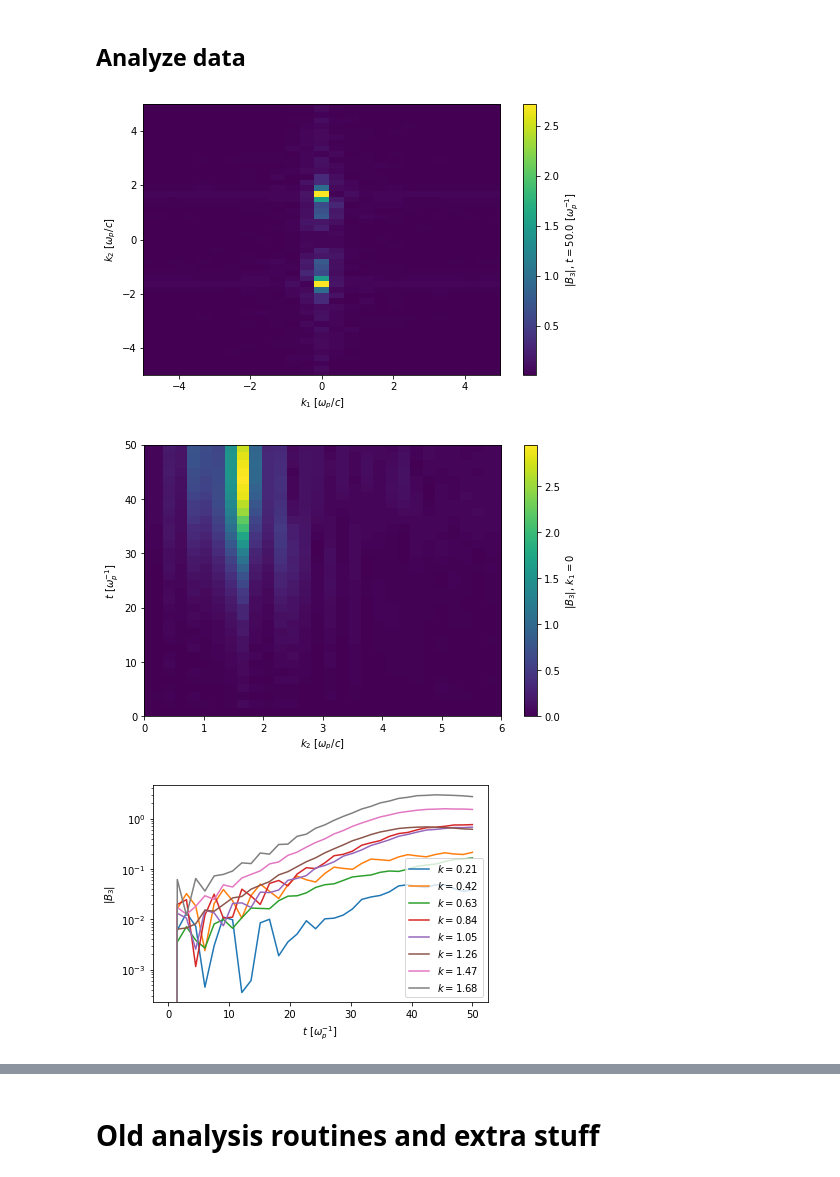
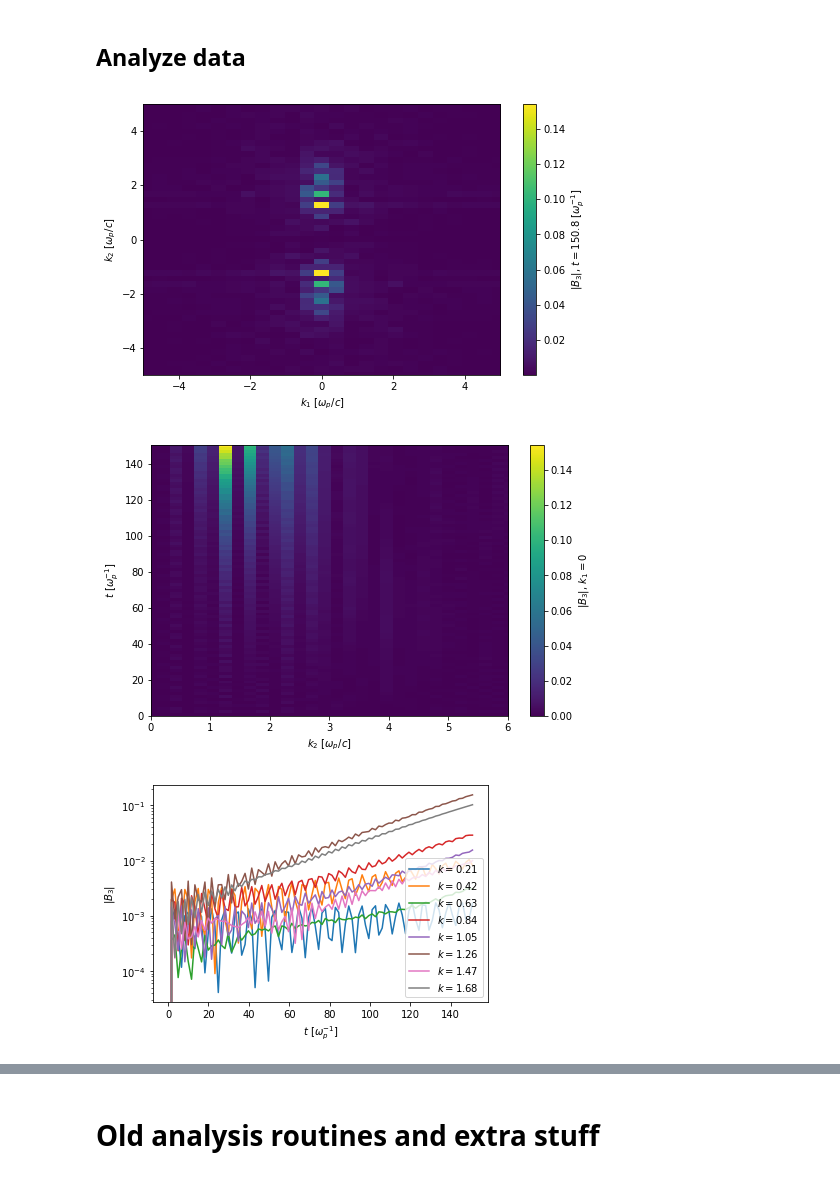
Before and after one commit to UCLA-Plasma-Simulation-Group/JupyterPIC, a Jupyter notebook: notebooks/weibel/weibel.ipynb, the cells around one changed output, grey strips where cells are left out. Cells and saved outputs as stored; diff of their text form; code cells hidden in the pictures.

```diff
--- a/notebooks/weibel/weibel.ipynb
+++ b/notebooks/weibel/weibel.ipynb
@@ -93,7 +97,7 @@ runosiris completed normally
 # %%
 from h5_utilities import *
 
-hdf5_data = read_hdf(os.getcwd()+'/test-final/b3.h5')
+hdf5_data = read_hdf(os.getcwd()+'/test-05/b3.h5')
 
 xlims = [hdf5_data.axes[0].axis_min,hdf5_data.axes[0].axis_max,
          hdf5_data.axes[1].axis_min,hdf5_data.axes[1].axis_max]
@@ -104,36 +108,36 @@ dx = [(hdf5_data.axes[0].axis_max-hdf5_data.axes[0].axis_min)/nx[0],
 kx=2*np.pi*np.fft.fftshift(np.fft.fftfreq(nx[0],dx[0]))
 ky=2*np.pi*np.fft.fftshift(np.fft.fftfreq(nx[1],dx[1]))
 t=np.linspace(tlims[0],tlims[1],nx[-1])
 
 # plot modes at the latest time
 t_ind=-1
 plt.figure(figsize=(8,5))
 plt.imshow(np.abs(np.fft.fftshift(np.fft.fftn(hdf5_data.data[t_ind,:,:],norm='ortho'))),
           origin='lower',extent=[np.min(kx),np.max(kx),np.min(ky),np.max(ky)],aspect='auto')
 plt.xlim((-5,5))
 plt.ylim((-5,5))
 c=plt.colorbar()
 c.set_label('$|B_3|$, $t='+'{:.1f}'.format(t[t_ind])+'$ $[\omega_p^{-1}]$')
 plt.xlabel('$k_1$ $[\omega_p/c]$')
 plt.ylabel('$k_2$ $[\omega_p/c]$')
 plt.show()
 
-# perform fft and sum along kx
+# perform fft and pick out kx = 0
 data=np.abs(np.fft.fftshift(np.fft.fftn(hdf5_data.data,axes=(1,2),norm='ortho')[:,:,0],
                                              axes=1))
 
 # plot time history of kx=0 modes
 plt.figure(figsize=(8,5))
 plt.imshow(data,origin='lower',extent=[np.min(ky),np.max(ky),tlims[0],tlims[1]],aspect='auto')
 c=plt.colorbar()
 c.set_label('$|B_3|$, $k_1=0$')
 plt.xlabel('$k_2$ $[\omega_p/c]$')
 plt.ylabel('$t$ $[\omega_p^{-1}]$')
 plt.xlim((0,6))
 plt.show()
 # %% [output]
-[figure, old version]
+[figure, new version]
-[figure, old version]
+[figure, new version]
 # %%
 plt.figure()
 for i in range(8):
@@ -144,6 +148,6 @@ plt.xlabel('$t$ $[\omega_p^{-1}]$')
 plt.ylabel('$|B_3|$')
 plt.show()
 # %% [output]
-[figure, old version]
+[figure, new version]
 # %%
 modes=20
```
Also changed, not shown: parts of 9 cells of this notebook, 5 other files.
